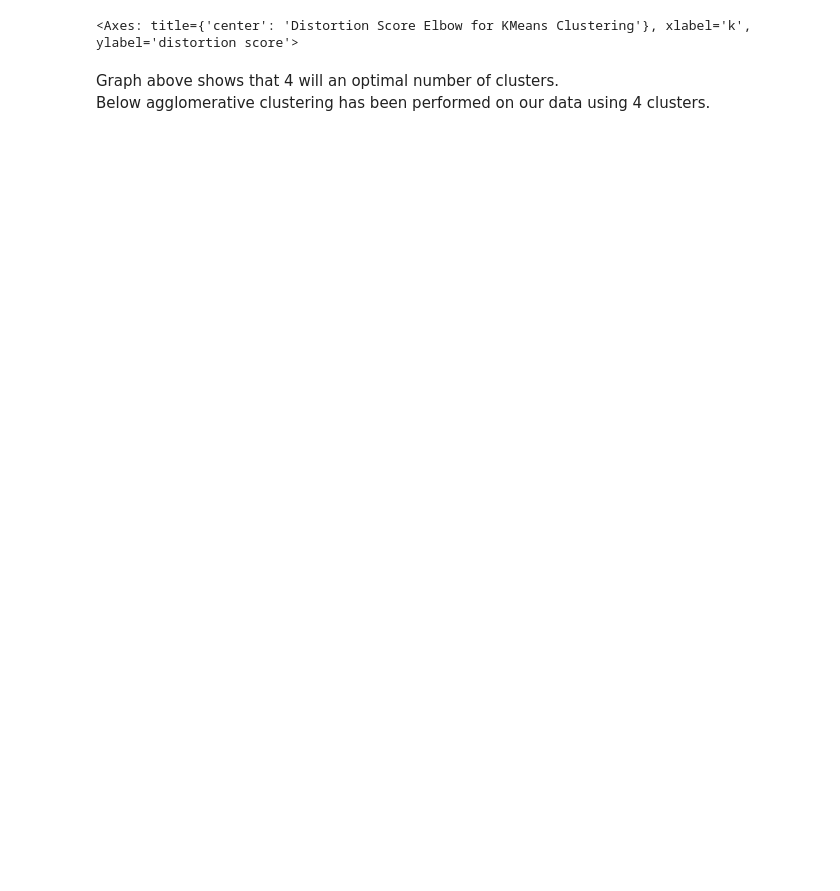
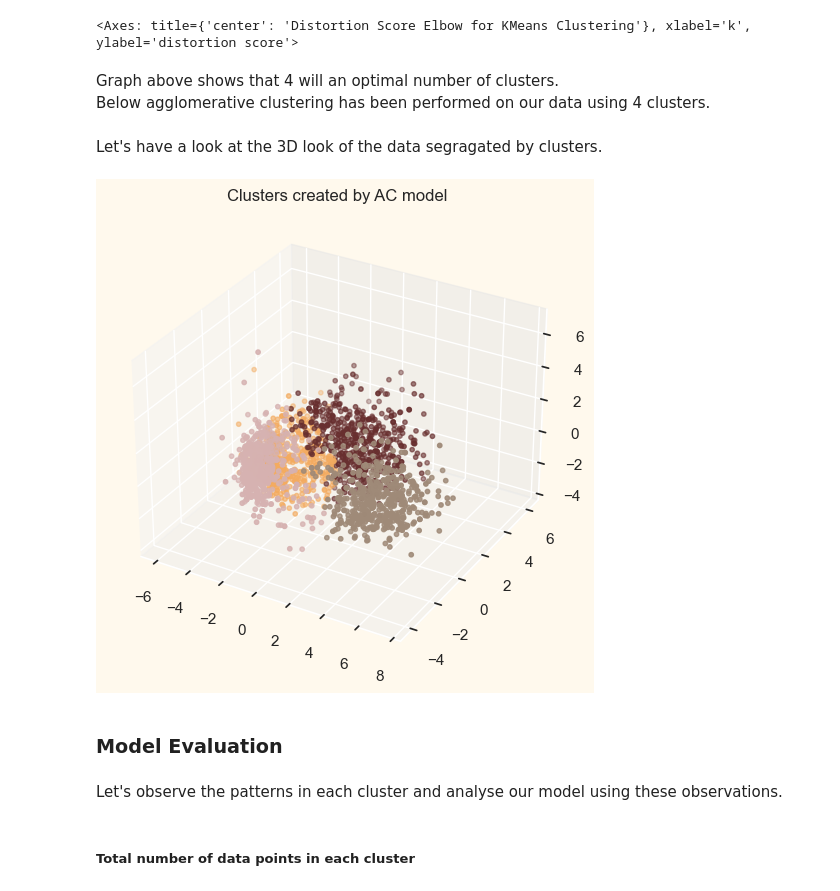
Before and after one commit to Cshefali/Data-Analysis-And-Viz-Python, a Jupyter notebook: customer_segmentation_project1/p1_customer_segmentation.ipynb, the cells around one changed output. Cells and saved outputs as stored; diff of their text form; code cells hidden in the pictures; blank space fills up the shorter version.

```diff
--- a/customer_segmentation_project1/p1_customer_segmentation.ipynb
+++ b/customer_segmentation_project1/p1_customer_segmentation.ipynb
@@ -593,3 +654,13 @@ Elbow_M.show()
 # %% [markdown]
 Graph above shows that 4 will an optimal number of clusters.
 Below agglomerative clustering has been performed on our data using 4 clusters.
+# %%
+#Initiate the clustering model
+clustering_model = AgglomerativeClustering(n_clusters=4)
+yhat_ac = clustering_model.fit_predict(PCA_ds)
+PCA_ds['clusters'] = yhat_ac
+#add this resulting cluster feature to original df
+data['clusters'] = yhat_ac
+print('cluster-value feature added to original data')
+# %% [markdown]
+Let's have a look at the 3D look of the data segragated by clusters.
@@ -595,0 +674,17 @@ Below agglomerative clustering has been performed on our data using 4 clusters.
+# %%
+pallet = ["#682F2F", "#9E726F", "#D6B2B1", "#B9C0C9", "#9F8A78", "#F3AB60"]
+cmap = colors.ListedColormap(["#682F2F", "#9E726F", "#D6B2B1", "#B9C0C9", "#9F8A78", "#F3AB60"])
+
+fig = plt.figure(figsize = (6,6))
+ax = plt.subplot(111, projection="3d")
+ax.scatter(x, y, z, c=PCA_ds.clusters, marker = 'o', s=10, cmap=cmap)
+ax.set_title('Clusters created by AC model')
+plt.show()
+# %% [output]
+[figure, added]
+# %% [markdown]
+<h3>Model Evaluation</h3>
+# %% [markdown]
+Let's observe the patterns in each cluster and analyse our model using these observations.
+# %% [markdown]
+<h5>Total number of data points in each cluster</h5>
```
Also changed, not shown: parts of 23 cells of this notebook.
